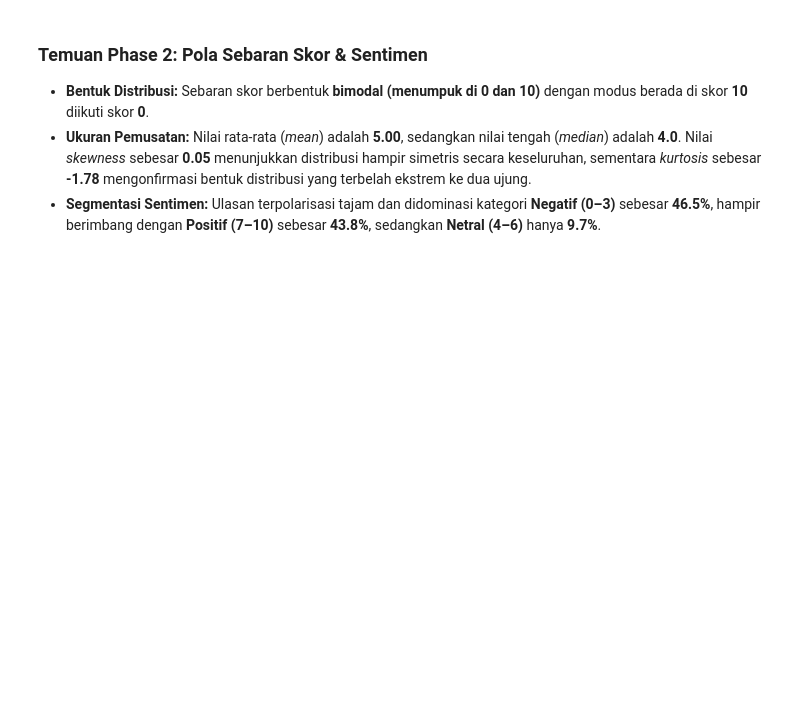
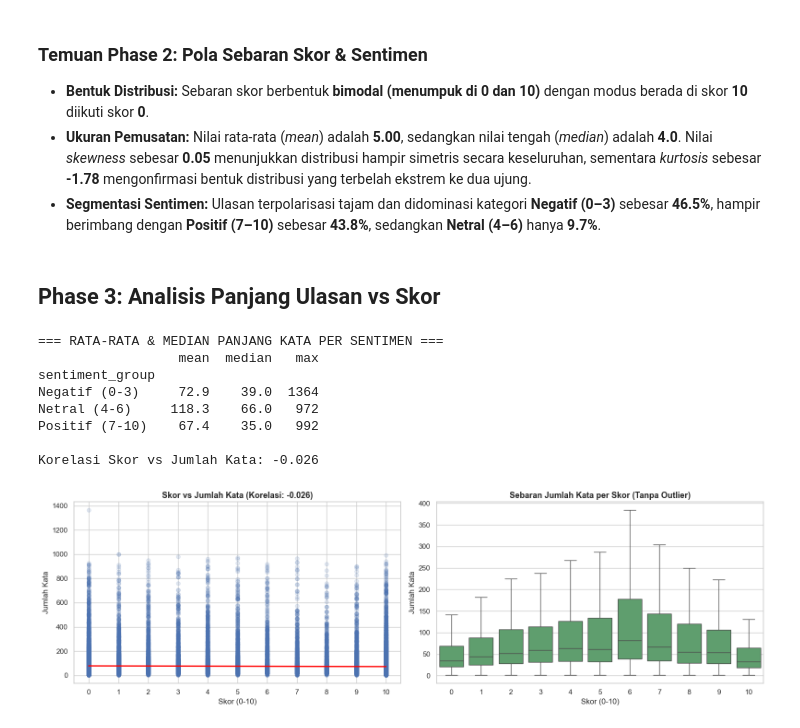
Before and after one commit to sutarozu/gta-vi-descriptive-analytics, a Jupyter notebook: notebooks/01_eda_eksplorasi.ipynb, the cells around one changed output. Cells and saved outputs as stored; diff of their text form; code cells hidden in the pictures; blank space fills up the shorter version.

Commit message:
feat: analyze review length distribution and non-linear pattern across scores

```diff
--- a/notebooks/01_eda_eksplorasi.ipynb
+++ b/notebooks/01_eda_eksplorasi.ipynb
@@ -143,3 +143,48 @@ Positif (7-10)           22511           43.81
 * **Bentuk Distribusi:** Sebaran skor berbentuk **bimodal (menumpuk di 0 dan 10)** dengan modus berada di skor **10** diikuti skor **0**.
 * **Ukuran Pemusatan:** Nilai rata-rata (*mean*) adalah **5.00**, sedangkan nilai tengah (*median*) adalah **4.0**. Nilai *skewness* sebesar **0.05** menunjukkan distribusi hampir simetris secara keseluruhan, sementara *kurtosis* sebesar **-1.78** mengonfirmasi bentuk distribusi yang terbelah ekstrem ke dua ujung.
 * **Segmentasi Sentimen:** Ulasan terpolarisasi tajam dan didominasi kategori **Negatif (0–3)** sebesar **46.5%**, hampir berimbang dengan **Positif (7–10)** sebesar **43.8%**, sedangkan **Netral (4–6)** hanya **9.7%**.
+# %% [markdown]
+## Phase 3: Analisis Panjang Ulasan vs Skor
+# %%
+# 1. Membuat kolom jumlah karakter dan jumlah kata
+df['text_length'] = df['review_text'].str.len()
+df['word_count'] = df['review_text'].str.split().str.len()
+
+# 2. Statistik panjang kata per kelompok sentimen
+print("=== RATA-RATA & MEDIAN PANJANG KATA PER SENTIMEN ===")
+print(df.groupby('sentiment_group', observed=False)['word_count'].agg(['mean', 'median', 'max']).round(1))
+
+# 3. Menghitung korelasi Pearson antara skor dan jumlah kata
+korelasi = df['score'].corr(df['word_count'])
+print(f"\nKorelasi Skor vs Jumlah Kata: {korelasi:.3f}")
+
+# 4. Visualisasi: Scatter + Trendline (Kiri) dan Boxplot per Skor (Kanan)
+fig, (ax1, ax2) = plt.subplots(1, 2, figsize=(16, 5))
+
+# Plot kiri: Scatter plot dengan garis regresi (menggunakan ax1)
+sns.regplot(data=df, x='score', y='word_count', ax=ax1,
+            scatter_kws={'alpha': 0.15, 'color': '#4C72B0'},
+            line_kws={'color': 'red', 'linewidth': 2})
+ax1.set_title(f'Skor vs Jumlah Kata (Korelasi: {korelasi:.3f})', fontsize=13, fontweight='bold')
+ax1.set_xlabel('Skor (0-10)')
+ax1.set_ylabel('Jumlah Kata')
+ax1.set_xticks(range(0, 11))
+
+# Plot kanan: Boxplot panjang kata di tiap skor (menggunakan ax2)
+sns.boxplot(data=df, x='score', y='word_count', ax=ax2, showfliers=False, color='#55A868')
+ax2.set_title('Sebaran Jumlah Kata per Skor (Tanpa Outlier)', fontsize=13, fontweight='bold')
+ax2.set_xlabel('Skor (0-10)')
+ax2.set_ylabel('Jumlah Kata')
+
+plt.tight_layout()
+plt.show()
+# %% [output]
+=== RATA-RATA & MEDIAN PANJANG KATA PER SENTIMEN ===
+                  mean  median   max
+sentiment_group
+Negatif (0-3)     72.9    39.0  1364
+Netral (4-6)     118.3    66.0   972
+Positif (7-10)    67.4    35.0   992
+
+Korelasi Skor vs Jumlah Kata: -0.026
+[figure, added]
```
Also changed, not shown: parts of 1 cell of this notebook.
